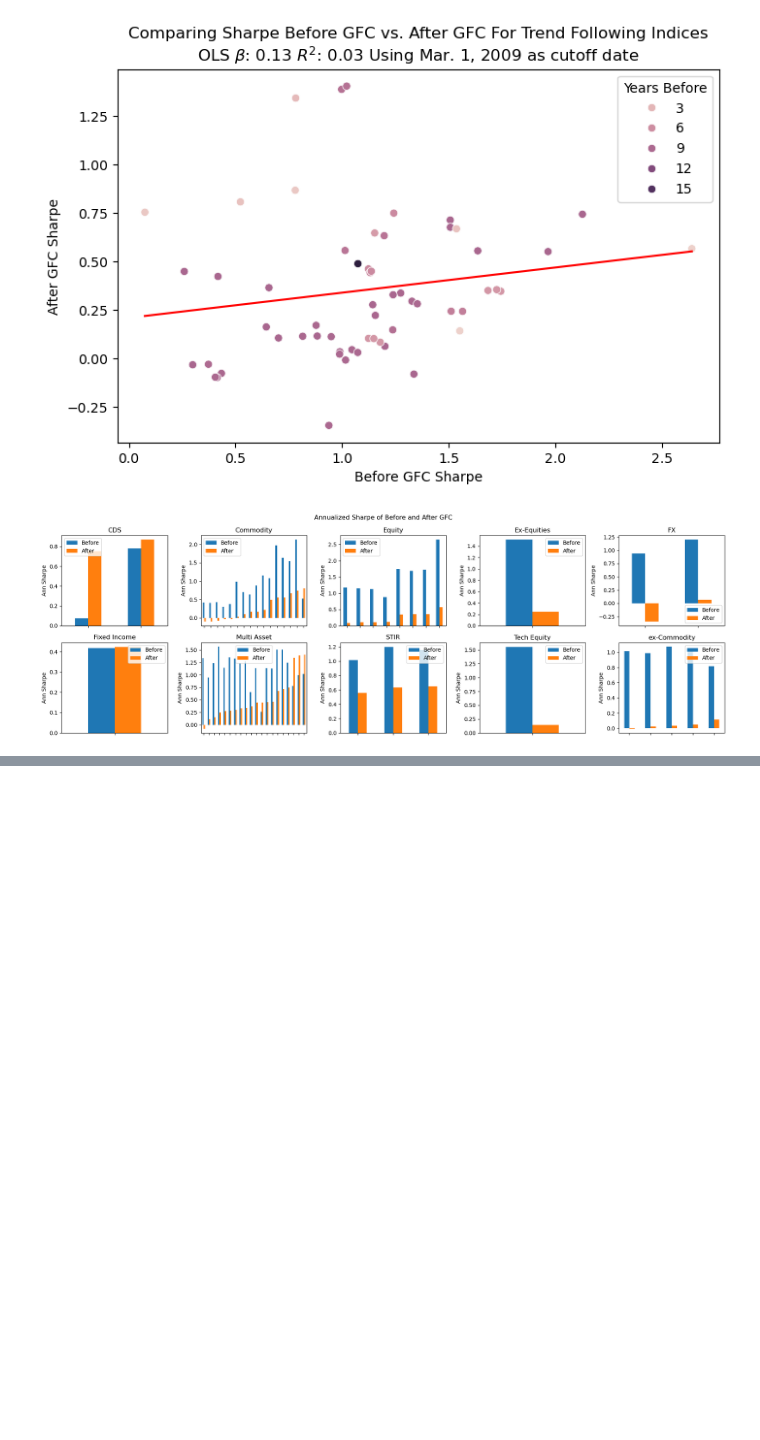
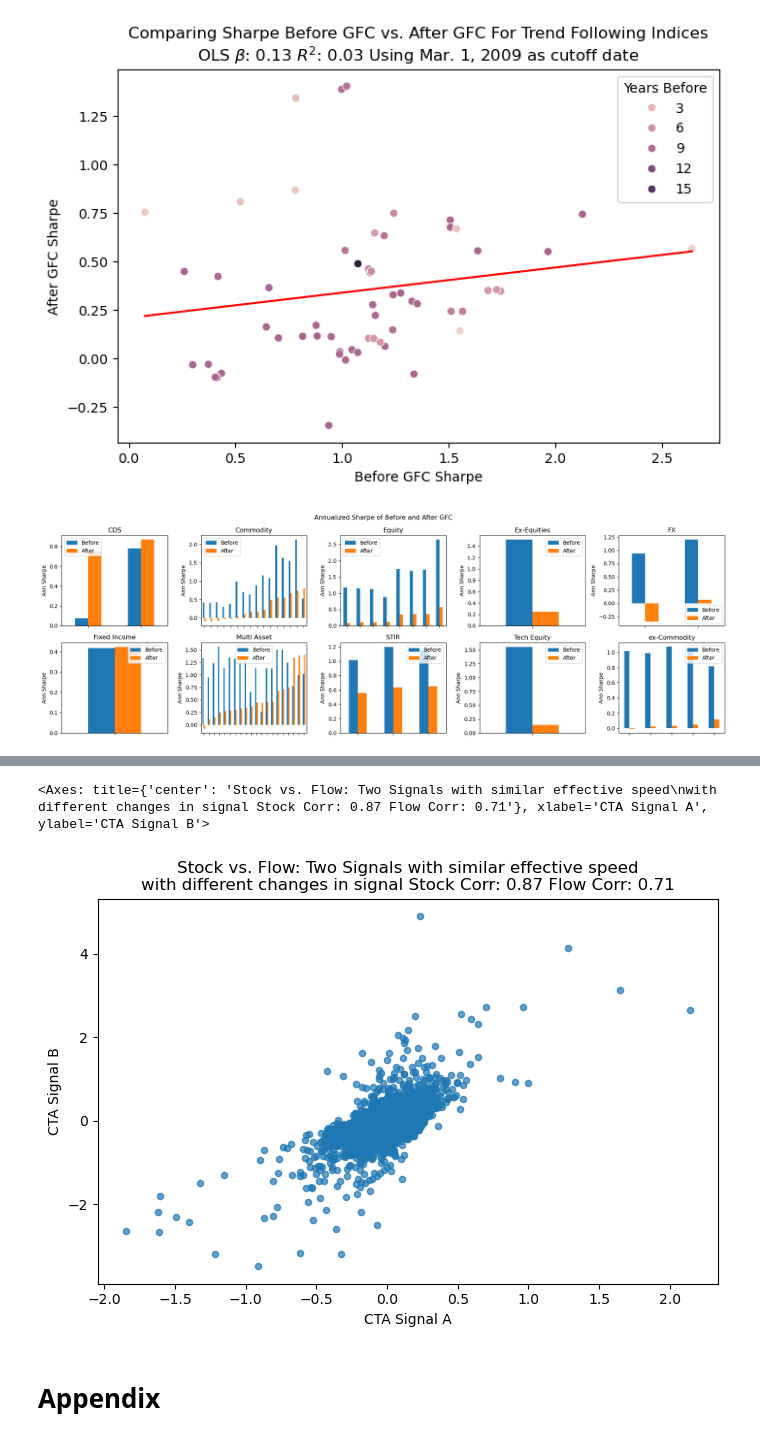
Before and after one commit to diegodalvarez/TrendSystem, a Jupyter notebook: Research/Blogs/Gresham.ipynb, the cells around one changed output, grey strips where cells are left out. Cells and saved outputs as stored; diff of their text form; code cells hidden in the pictures; blank space fills up the shorter version.

```diff
--- a/Research/Blogs/Gresham.ipynb
+++ b/Research/Blogs/Gresham.ipynb
@@ -260,0 +296,33 @@ df_cl = (df_signal
+# %%
+stock_corr = (df_ewmac
+    [["signal_a", "signal_b"]]
+    .corr()
+    .signal_a
+    .iloc[1])
+# %%
+flow_corr = (df_ewmac
+    [["signal_a", "signal_b"]]
+    .diff()
+    .corr()
+    .signal_a
+    .iloc[1])
+# %%
+(df_ewmac
+    [["signal_a", "signal_b"]]
+    .diff()
+    .plot(
+        figsize = (8,5),
+        kind    = "scatter",
+        x       = "signal_a",
+        y       = "signal_b",
+        xlabel  = "CTA Signal A",
+        ylabel  = "CTA Signal B",
+        alpha   = 0.7,
+        title   = "Stock vs. Flow: Two Signals with similar effective speed\nwith different changes in signal Stock Corr: {} Flow Corr: {}".format(
+            np.round(stock_corr,2),
+            np.round(flow_corr, 2))))
+# %% [output]
+<Axes: title={'center': 'Stock vs. Flow: Two Signals with similar effective speed\nwith different changes in signal Stock Corr: 0.87 Flow Corr: 0.71'}, xlabel='CTA Signal A', ylabel='CTA Signal B'>
+[figure, added]
+# %% [markdown]
+# Appendix
```
Also changed, not shown: parts of 14 cells of this notebook, 1 other file.
